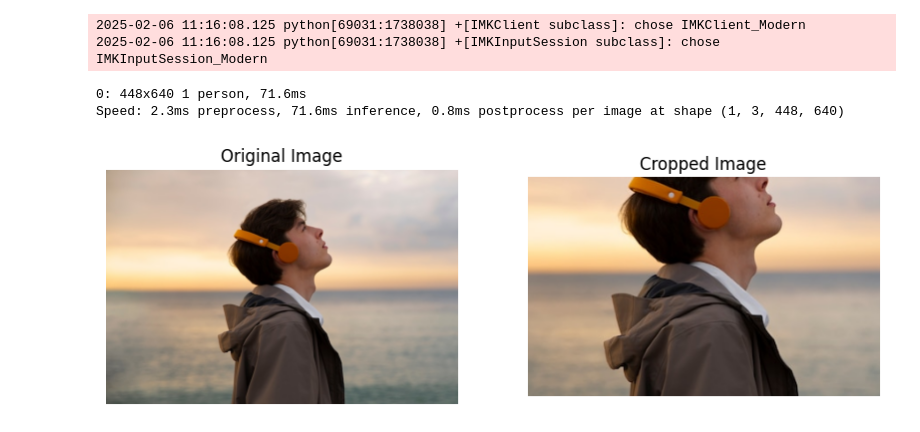
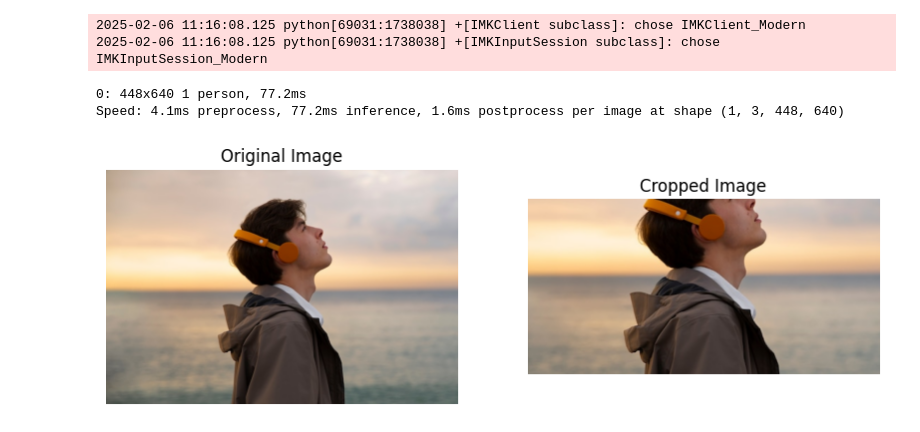
Before and after one commit to sthpratik/InSightAI, a Jupyter notebook: yoloImage.ipynb, the cells around one changed output. Drawn from its saved outputs; the diff is of its cells as text; code cells hidden in the pictures.

```diff
--- a/yoloImage.ipynb
+++ b/yoloImage.ipynb
@@ -108,11 +108,11 @@ Speed: 2.5ms preprocess, 76.3ms inference, 1.9ms postprocess per image at shape
 # %%
 # Example usage
 image_source = "https://img.freepik.com/free-photo/medium-shot-contemplative-man-seaside_23-2150531618.jpg"
-display_comparison(image_source,400,250)
+display_comparison(image_source,500,250)
 # %% [output]
-0: 448x640 1 person, 71.6ms
-Speed: 2.3ms preprocess, 71.6ms inference, 0.8ms postprocess per image at shape (1, 3, 448, 640)
+0: 448x640 1 person, 77.2ms
+Speed: 4.1ms preprocess, 77.2ms inference, 1.6ms postprocess per image at shape (1, 3, 448, 640)
-[figure, old version]
+[figure, new version]
 # %%
 image_source = "https://img.freepik.com/free-photo/front-view-young-pretty-female-holding-sale-writing-black-wall-model-shopping-beauty-fashion-emotion-color_140725-108837.jpg"
 display_comparison(image_source,400,350)
```
Also changed, not shown: parts of 4 cells of this notebook, 8 other files.
